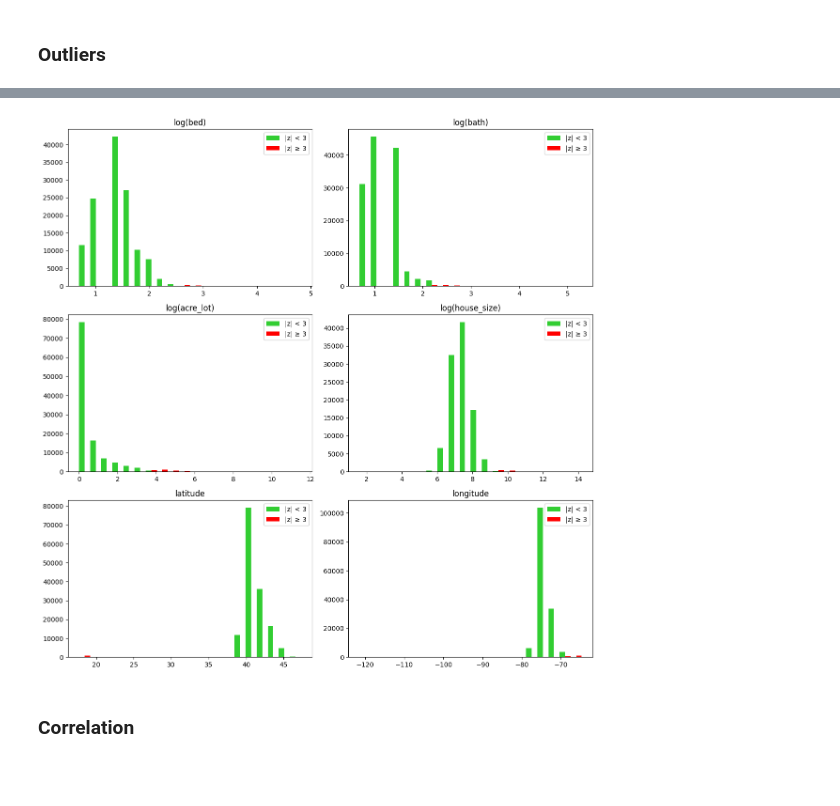
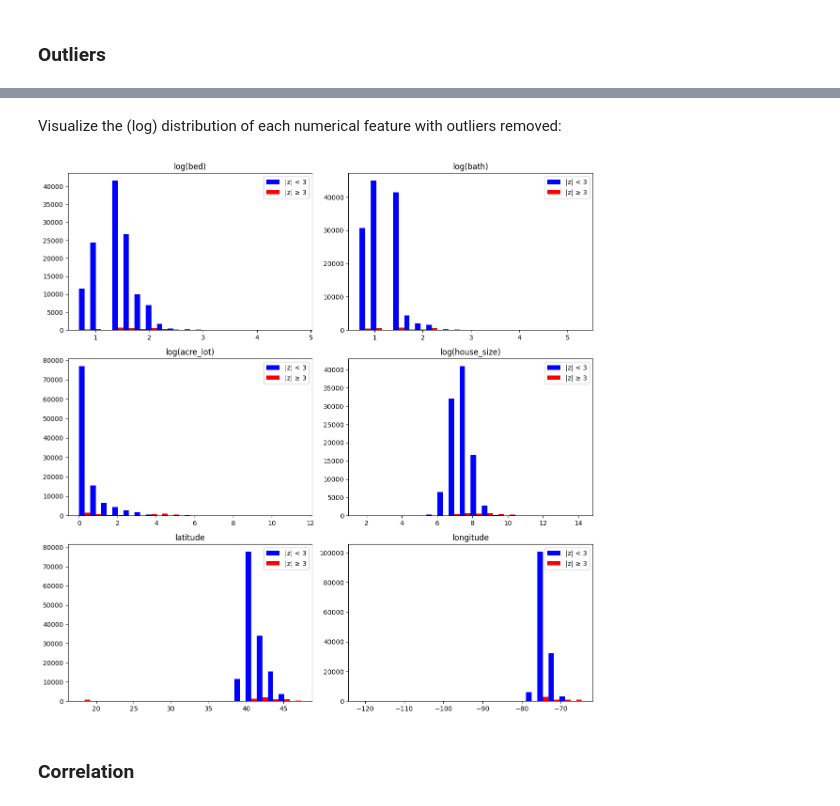
Before and after one commit to kristenvonbecker/housing_prediction_random_forest, a Jupyter notebook: housing_price_prediction.ipynb, the cells around one changed output, grey strips where cells are left out. Saved outputs shown, nothing was run; the diff lists cells and outputs as text; code cells hidden in the pictures; blank space fills up the shorter version.

```diff
--- a/housing_price_prediction.ipynb
+++ b/housing_price_prediction.ipynb
@@ -372,6 +371,0 @@ Add column to dataframe indicating the observation's number of missing values:
-# %%
-columns = df.drop(['price', 'longitude'], axis=1).columns
-
-missing = df[columns].isnull()
-df['num_missing'] = missing.sum(axis=1)
-df.head()
@@ -622,0 +559,35 @@ low threshold: -7.9e+01, high threshold: -6.9e+01
+# %%
+def get_outliers(df, features, z, log):
+
+  outlier = [False] * len(df)
+
+  outlier_thresholds = dict.fromkeys(features, (np.nan, np.nan))
+  ranges = dict.fromkeys(num_features, (np.nan, np.nan))
+
+  for i, feature in enumerate(features):
+    if log[i]:
+      data = np.log1p(df[feature])
+    else:
+      data = df[feature]
+
+    min_val, max_val = data.min(), data.max()
+    z_scores = stats.zscore(data, nan_policy='omit')
+
+    low_threshold = data.mean() - z[i] * data.std()
+    high_threshold = data.mean() + z[i] * data.std()
+
+    outlier = outlier | (data < low_threshold) | (data > high_threshold)
+
+  return outlier
+# %%
+num_features = ['bed', 'bath', 'acre_lot', 'house_size', 'latitude', 'longitude']
+log_num_features = ['bed', 'bath', 'acre_lot', 'house_size']
+
+df['outlier'] = get_outliers(
+    df = df,
+    features = num_features,
+    z = [3.0] * len(num_features),
+    log = [True] * len(log_num_features) + [False] * (len(num_features) - len(log_num_features))
+    )
+
+df[df['outlier']].sample(frac=1).head()
@@ -623,25 +602,25 @@ low threshold: -7.9e+01, high threshold: -6.9e+01
+# %% [markdown]
+Visualize the (log) distribution of each numerical feature with outliers removed:
 # %%
 fig, axs = plt.subplots(3, 2, figsize=(12, 12))
 axs = axs.flatten()
 
 df_temp = df.copy()
 df_temp[log_num_features] = np.log1p(df_temp[log_num_features])
 
 label = ['|z| < 3', '|z| ≥ 3']
 
 for i, var in enumerate(num_features):
 
-  df_temp['outlier'] = (df_temp[var].map(lambda x: (x < outlier_thresholds[var][0]) | (x > outlier_thresholds[var][1])))
-
-  axs[i].hist(x=[df_temp[var][~df_temp['outlier']], df_temp[var][df_temp['outlier']]], color=['limegreen', 'red'], bins=20, rwidth=1, label=label)
+  axs[i].hist(x=[df_temp[var][~df_temp['outlier']], df_temp[var][df_temp['outlier']]], color=['b', 'r'], bins=20, rwidth=1, label=label)
   axs[i].legend()
 
   if var in log_num_features:
     axs[i].set_title("log({})".format(var))
   else:
     axs[i].set_title(var)
 
 plt.tight_layout()
 plt.show()
 # %% [output]
-[figure, old version]
+[figure, new version]
```
Also changed, not shown: parts of 66 cells of this notebook.
